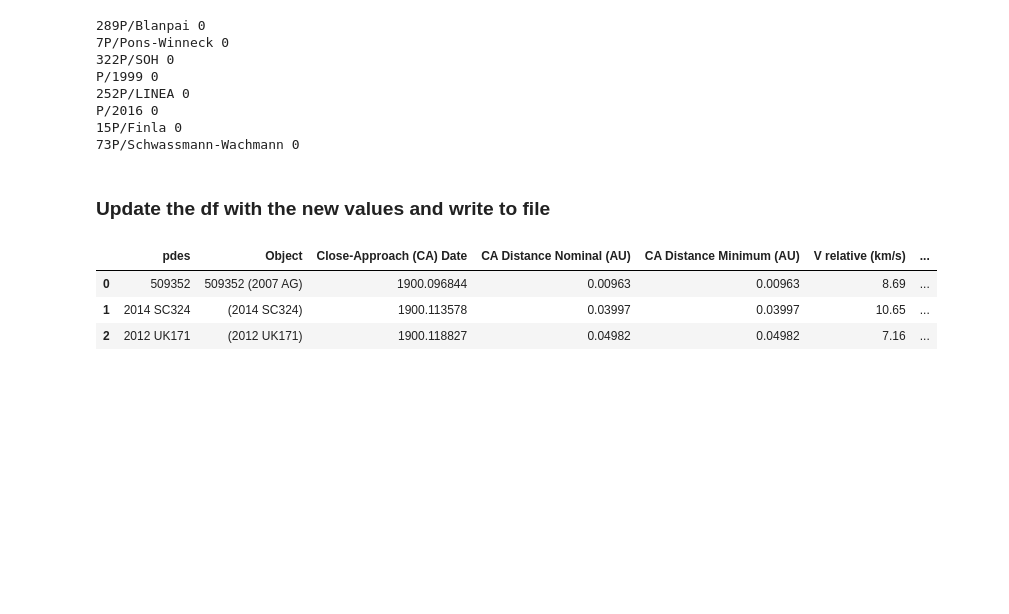
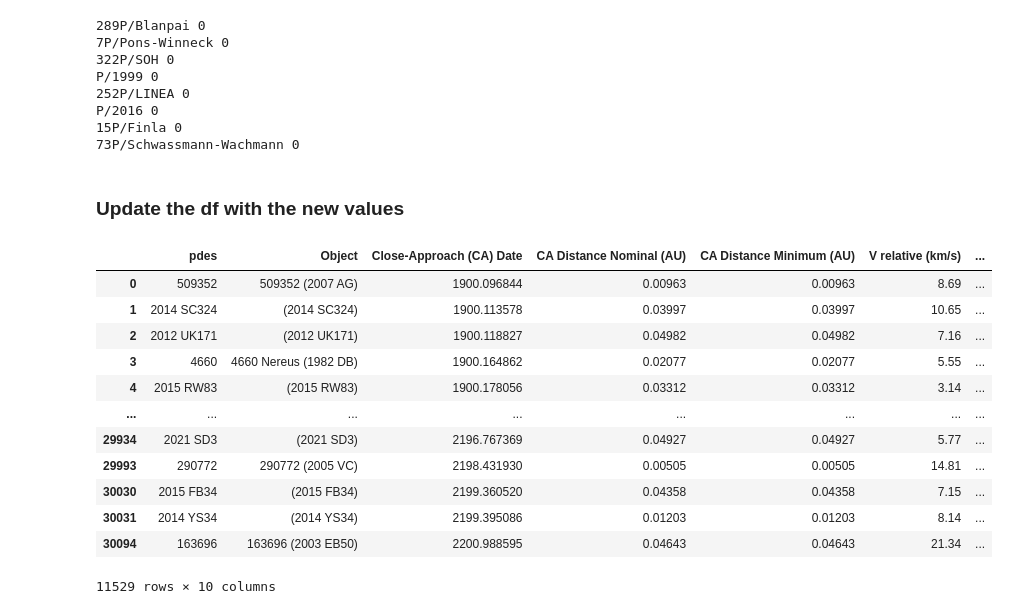
Before and after one commit to ageller/IntroToGlue, a Jupyter notebook: data/prepNEOdata.ipynb, the cells around one changed output. Cells and saved outputs as stored; diff of their text form; code cells hidden in the pictures; blank space fills up the shorter version.

```diff
--- a/data/prepNEOdata.ipynb
+++ b/data/prepNEOdata.ipynb
@@ -126,7 +143,7 @@ P/2016 0
 15P/Finla 0
 73P/Schwassmann-Wachmann 0
 # %% [markdown]
-### Update the df with the new values and write to file
+### Update the df with the new values
 # %%
 df = neoCA.iloc[indices].copy()
 df.insert(0,'pdes',pdes)
@@ -140,10 +157,19 @@ df = df.rename(columns={'CA Distance Nominal (LD | au)':'CA Distance Nominal (AU
                         'Diameter':'Diameter (km)',
                         'Unnamed: 8':'extra'})
 # %%
-df[:3]
+df
 # %% [output]
 |  | pdes | Object | Close-Approach (CA) Date | CA Distance Nominal (AU) | CA Distance Minimum (AU) | V relative (km/s) | ... |
 | 0 | 509352 | 509352 (2007 AG) | 1900.096844 | 0.00963 | 0.00963 | 8.69 | ... |
 | 1 | 2014 SC324 | (2014 SC324) | 1900.113578 | 0.03997 | 0.03997 | 10.65 | ... |
 | 2 | 2012 UK171 | (2012 UK171) | 1900.118827 | 0.04982 | 0.04982 | 7.16 | ... |
+| 3 | 4660 | 4660 Nereus (1982 DB) | 1900.164862 | 0.02077 | 0.02077 | 5.55 | ... |
+| 4 | 2015 RW83 | (2015 RW83) | 1900.178056 | 0.03312 | 0.03312 | 3.14 | ... |
+| ... | ... | ... | ... | ... | ... | ... | ... |
+| 29934 | 2021 SD3 | (2021 SD3) | 2196.767369 | 0.04927 | 0.04927 | 5.77 | ... |
+| 29993 | 290772 | 290772 (2005 VC) | 2198.431930 | 0.00505 | 0.00505 | 14.81 | ... |
+| 30030 | 2015 FB34 | (2015 FB34) | 2199.360520 | 0.04358 | 0.04358 | 7.15 | ... |
+| 30031 | 2014 YS34 | (2014 YS34) | 2199.395086 | 0.01203 | 0.01203 | 8.14 | ... |
+| 30094 | 163696 | 163696 (2003 EB50) | 2200.988595 | 0.04643 | 0.04643 | 21.34 | ... |
+11529 rows × 10 columns
 # %%
```
Also changed, not shown: parts of 6 cells of this notebook, 5 other files.
